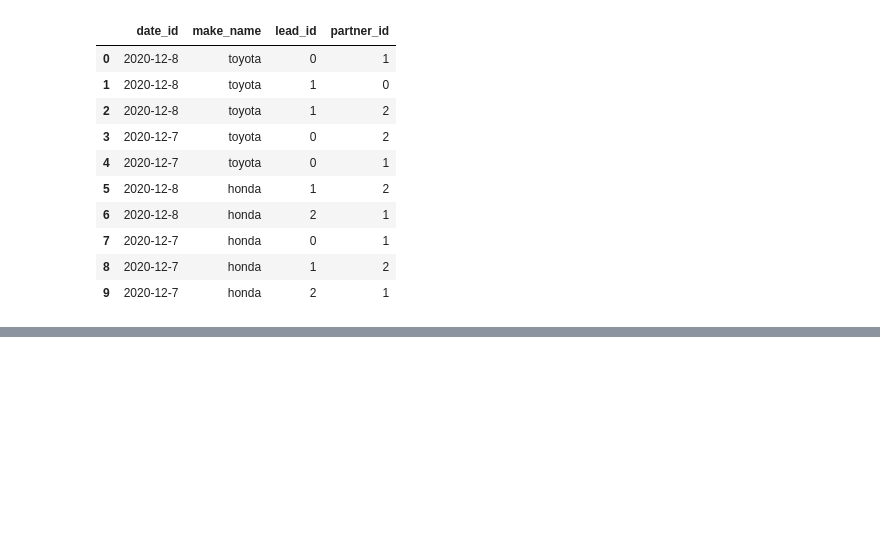
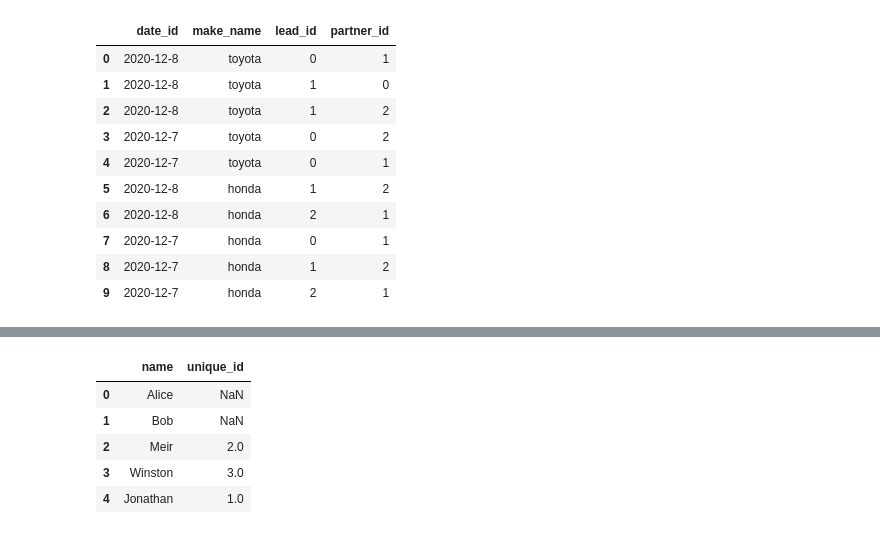
Before and after one commit to ake369/python_tutorial, a Jupyter notebook: notebooks/python_challenges.ipynb, the cells around one changed output, grey strips where cells are left out. Drawn from its saved outputs; the diff is of its cells as text; code cells hidden in the pictures; blank space fills up the shorter version.

Commit message:
data integration

```diff
--- a/notebooks/python_challenges.ipynb
+++ b/notebooks/python_challenges.ipynb
@@ -1361,0 +1435,24 @@ def daily_leads_and_partners(daily_sales: pd.DataFrame) -> pd.DataFrame:
+# %%
+employees_data = pd.DataFrame({
+    "id": [1, 7, 11, 90, 3],
+    "name": ["Alice", "Bob", "Meir", "Winston", "Jonathan"]
+})
+employee_uni_data = pd.DataFrame({
+    "id": [3, 11, 90],
+    "unique_id": [1, 2, 3]
+})
+# %%
+class unique_emp():
+    def identify_unique_emp_id(self, employee:pd.DataFrame, employee_uni:pd.DataFrame) -> pd.DataFrame:
+        merge_employee = pd.merge(employee,employee_uni, on='id',how='left')
+        result = pd.DataFrame(merge_employee, columns=['name','unique_id'])
+        return result
+# %%
+unique_emp().identify_unique_emp_id(employee=employees_data, employee_uni=employee_uni_data)
+# %% [output]
+|  | name | unique_id |
+| 0 | Alice | NaN |
+| 1 | Bob | NaN |
+| 2 | Meir | 2.0 |
+| 3 | Winston | 3.0 |
+| 4 | Jonathan | 1.0 |
```
Also changed, not shown: parts of 8 cells of this notebook.
